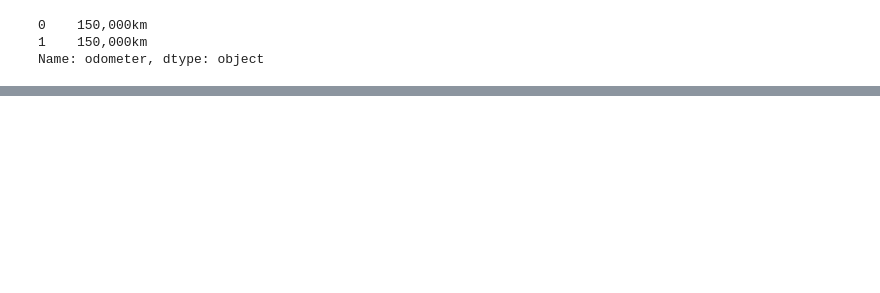
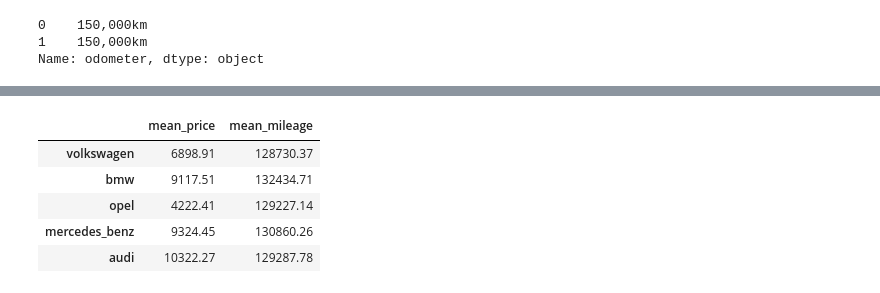
Before and after one commit to cbragz/Data-Science, a Jupyter notebook: Dataquest/Ebay Germany Cars/EbayGerCars.ipynb, the cells around one changed output, grey strips where cells are left out. Cells and saved outputs as stored; diff of their text form; code cells hidden in the pictures; blank space fills up the shorter version.

Commit message:
Ebay Cars data cleaning project completed

```diff
--- a/Dataquest/Ebay Germany Cars/EbayGerCars.ipynb
+++ b/Dataquest/Ebay Germany Cars/EbayGerCars.ipynb
@@ -136,0 +603,10 @@ Name: odometer, dtype: object
+# %%
+#autos.loc[:,'mileage']
+autos.odometer
+
+brand_mean_odo = {}
+
+for brand_name in autos.brand.unique():
+    brand_mean_odo[brand_name] = autos.loc[autos.brand==brand_name,"odometer"].mean().round(2)
+
+print(brand_mean_odo)
@@ -136,0 +615,6 @@ Name: odometer, dtype: object
+# %%
+#Convert both dictionaries to Pandas series
+
+bmp_series = pd.Series(brand_mean_prices)
+
+odo_series = pd.Series(brand_mean_odo)
@@ -136,0 +640,2 @@ Name: odometer, dtype: object
+# %%
+brand_df = pd.DataFrame(bmp_series,columns=['mean_price'])
@@ -136,0 +671,11 @@ Name: odometer, dtype: object
+# %%
+brand_df['mean_mileage'] = odo_series
+# %%
+brand_df.head()
+# %% [output]
+|  | mean_price | mean_mileage |
+| volkswagen | 6898.91 | 128730.37 |
+| bmw | 9117.51 | 132434.71 |
+| opel | 4222.41 | 129227.14 |
+| mercedes_benz | 9324.45 | 130860.26 |
+| audi | 10322.27 | 129287.78 |
```
Also changed, not shown: parts of 62 cells of this notebook.
